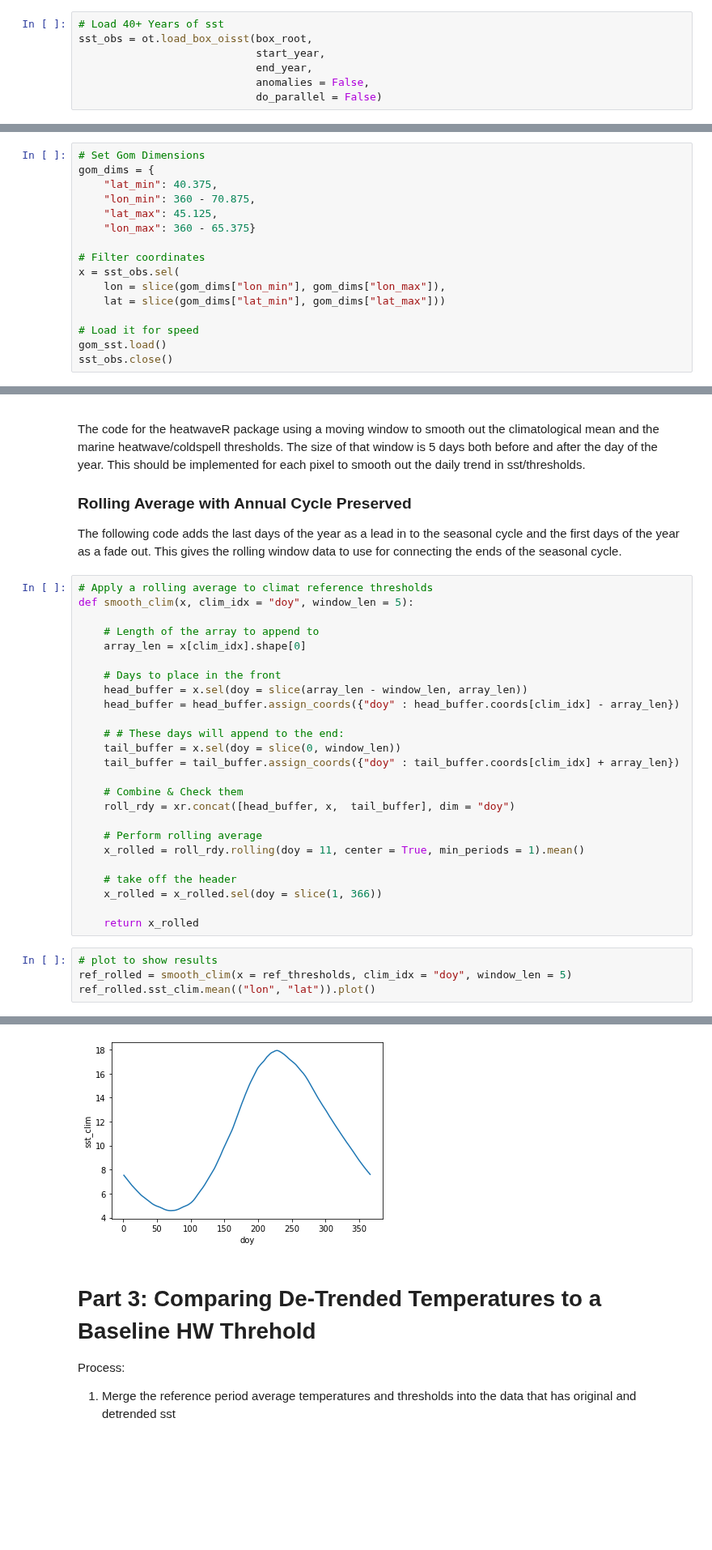
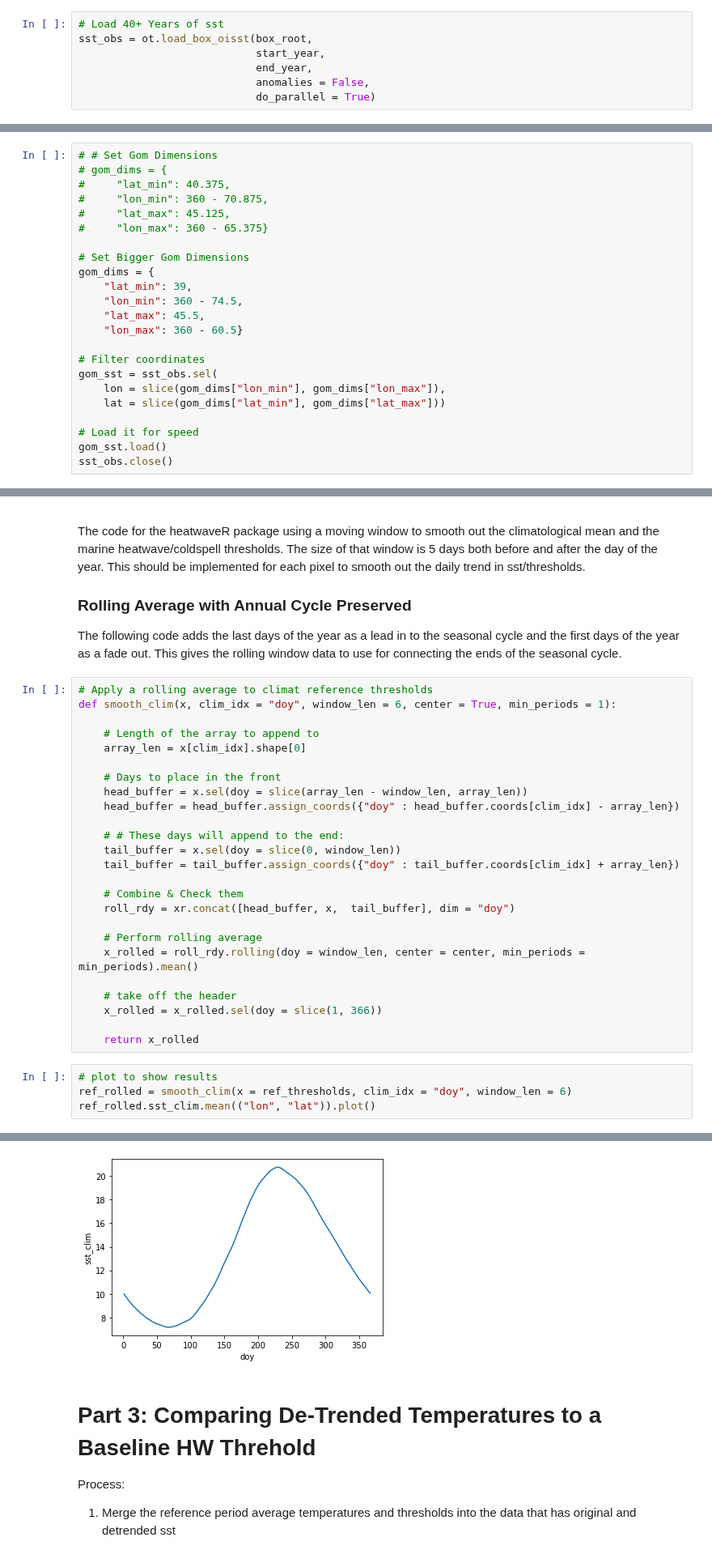
Before and after one commit to adamkemberling/oisst_mainstays, a Jupyter notebook: notebooks/TESTING_detrended_GOM_HW.ipynb, the cells around one changed output, grey strips where cells are left out. Shown at 81% size. Saved outputs shown, nothing was run; the diff lists cells and outputs as text; blank space fills up the shorter version.

```diff
--- a/notebooks/TESTING_detrended_GOM_HW.ipynb
+++ b/notebooks/TESTING_detrended_GOM_HW.ipynb
@@ -56,7 +56,7 @@ sst_obs = ot.load_box_oisst(box_root,
                             start_year,
                             end_year,
                             anomalies = False,
-                            do_parallel = False)
+                            do_parallel = True)
 # %% [markdown]
 ## Crop to Gulf of Maine
 
@@ -64,15 +64,22 @@ Zoom into the gulf of maine to get a manageable sized area to work with:
  * Latitude: 40.375 to 45.125
  * Longitude:
 # %%
-# Set Gom Dimensions
+# # Set Gom Dimensions
+# gom_dims = {
+#     "lat_min": 40.375,
+#     "lon_min": 360 - 70.875,
+#     "lat_max": 45.125,
+#     "lon_max": 360 - 65.375}
+
+# Set Bigger Gom Dimensions
 gom_dims = {
-    "lat_min": 40.375,
-    "lon_min": 360 - 70.875,
-    "lat_max": 45.125,
-    "lon_max": 360 - 65.375}
+    "lat_min": 39,
+    "lon_min": 360 - 74.5,
+    "lat_max": 45.5,
+    "lon_max": 360 - 60.5}
 
 # Filter coordinates
-x = sst_obs.sel(
+gom_sst = sst_obs.sel(
     lon = slice(gom_dims["lon_min"], gom_dims["lon_max"]),
     lat = slice(gom_dims["lat_min"], gom_dims["lat_max"]))
 
@@ -221,7 +228,7 @@ The code for the heatwaveR package using a moving window to smooth out the clima
 The following code adds the last days of the year as a lead in to the seasonal cycle and the first days of the year as a fade out. This gives the rolling window data to use for connecting the ends of the seasonal cycle.
 # %%
 # Apply a rolling average to climat reference thresholds
-def smooth_clim(x, clim_idx = "doy", window_len = 5):
+def smooth_clim(x, clim_idx = "doy", window_len = 6, center = True, min_periods = 1):
 
     # Length of the array to append to
     array_len = x[clim_idx].shape[0]
@@ -238,7 +245,7 @@ def smooth_clim(x, clim_idx = "doy", window_len = 5):
     roll_rdy = xr.concat([head_buffer, x,  tail_buffer], dim = "doy")
 
     # Perform rolling average
-    x_rolled = roll_rdy.rolling(doy = 11, center = True, min_periods = 1).mean()
+    x_rolled = roll_rdy.rolling(doy = window_len, center = center, min_periods = min_periods).mean()
 
     # take off the header
     x_rolled = x_rolled.sel(doy = slice(1, 366))
@@ -246,11 +253,11 @@ def smooth_clim(x, clim_idx = "doy", window_len = 5):
     return x_rolled
 # %%
 # plot to show results
-ref_rolled = smooth_clim(x = ref_thresholds, clim_idx = "doy", window_len = 5)
+ref_rolled = smooth_clim(x = ref_thresholds, clim_idx = "doy", window_len = 6)
 ref_rolled.sst_clim.mean(("lon", "lat")).plot()
 # %% [output]
 [<matplotlib.lines.Line2D at 0x...>]
-[figure, old version]
+[figure, new version]
 # %% [markdown]
 # Part 3: Comparing De-Trended Temperatures to a Baseline HW Threhold
 
```
Also changed, not shown: parts of 9 cells of this notebook, 5 other files.
